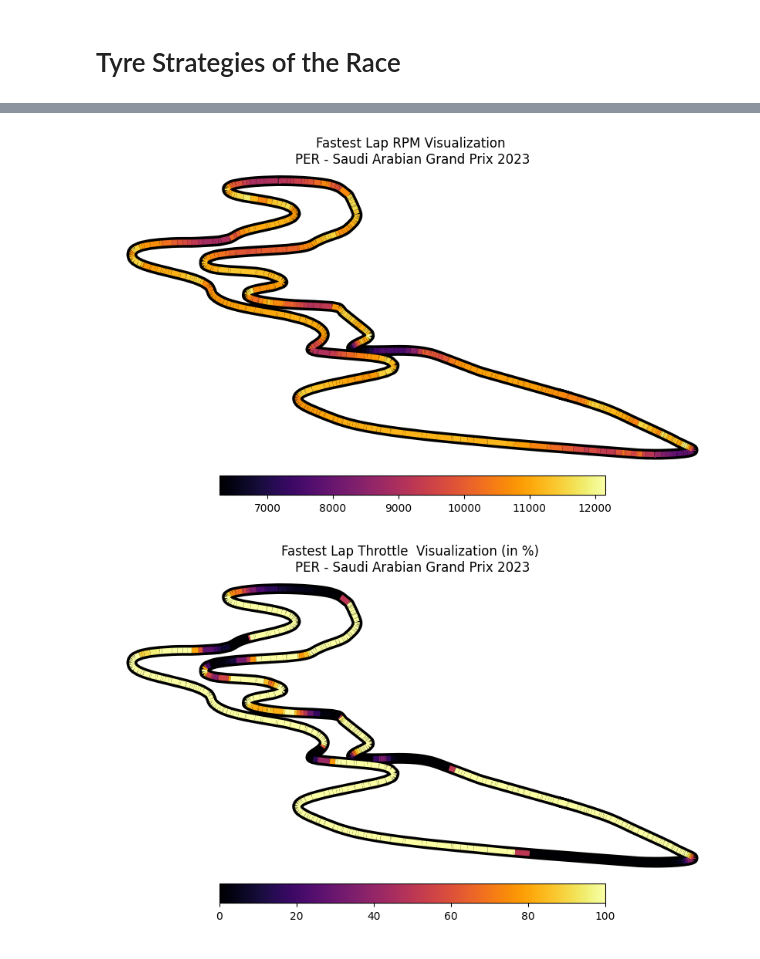
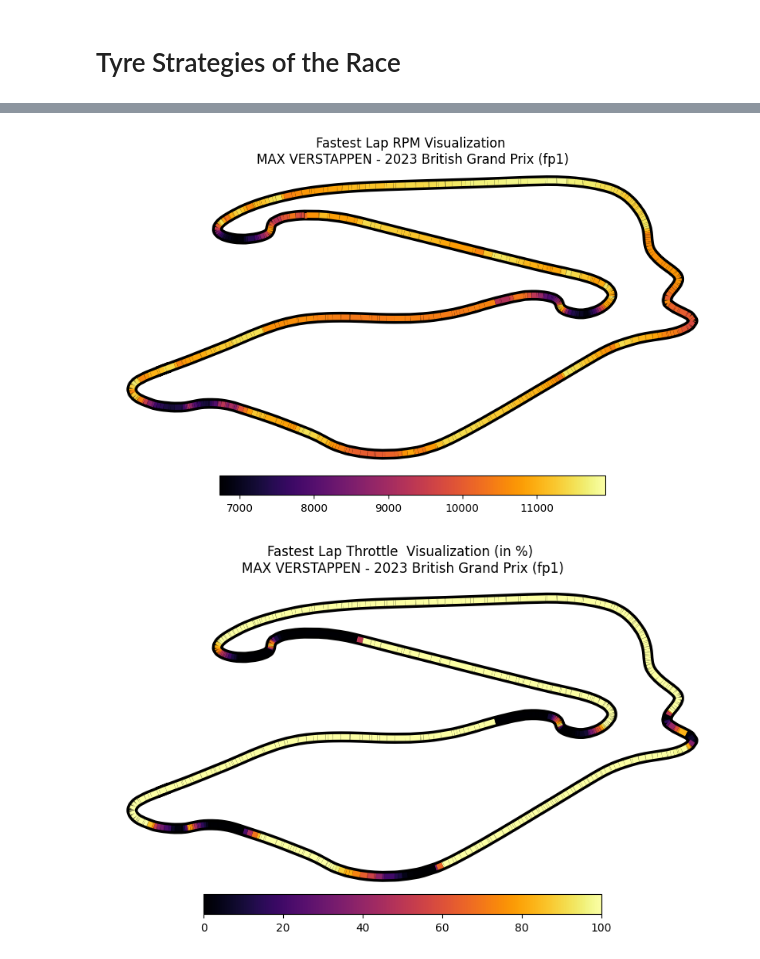
Before and after one commit to namra4122/Formula1_AnalysisDashboard, a Jupyter notebook: data_analysis.ipynb, the cells around one changed output, grey strips where cells are left out. Saved outputs shown, nothing was run; the diff lists cells and outputs as text; code cells hidden in the pictures.

```diff
--- a/data_analysis.ipynb
+++ b/data_analysis.ipynb
@@ -193,7 +254,7 @@ fig, ax = plt.subplots(sharex=True, sharey=True ,figsize=(10,5))
 
 fig.suptitle(
     f"Fastest Lap RPM Visualization \n"
-    f"{pod_1['Driver']} - {race_data.event['EventName']} {race_data.event.year}"
+    f"{fastf1.plotting.DRIVER_TRANSLATE[pod_1['Driver']].upper()} - {year} {race_data.event['EventName']} ({session})"
 )
 
 plt.subplots_adjust(left=0.1, right=0.9, top=0.9, bottom=0.12)
@@ -214,38 +275,37 @@ legend = matplotlib.colorbar.ColorbarBase(cbaxes, norm=normlegend, cmap=cmap , o
 
 plt.show()
 # %% [output]
-[figure, old version]
+[figure, new version]
 # %%
 # Throttle
 
 cmap = matplotlib.colormaps['inferno']
 
 fig, ax = plt.subplots(sharex=True, sharey=True ,figsize=(10,5))
 
 fig.suptitle(
     f"Fastest Lap Throttle  Visualization (in %) \n"
-    f"{pod_1['Driver']} - {race_data.event['EventName']} {race_data.event.year}"
+    f"{fastf1.plotting.DRIVER_TRANSLATE[pod_1['Driver']].upper()} - {year} {race_data.event['EventName']} ({session})"
 )
 
-plt.subplots_adjust(left=0.1, right=0.9, top=0.9, bottom=0.12)
 ax.axis('off')
 
 ax.plot(pod_1_tel['X'],pod_1_tel['Y'], color='black', linestyle='-', linewidth=10, zorder=0)
 
 norm = plt.Normalize(pod_1_tel['Throttle'].min(), pod_1_tel['Throttle'].max())
 lc = LineCollection(segments_1, cmap=cmap , norm=norm, linestyle='-', linewidth=5)
 
 lc.set_array(pod_1_tel['Throttle'])
 
 line = ax.add_collection(lc)
 
 cbaxes = fig.add_axes([0.25, 0.05, 0.5, 0.05])
 normlegend = matplotlib.colors.Normalize(vmin=pod_1_tel['Throttle'].min(), vmax=pod_1_tel['Throttle'].max())
 legend = matplotlib.colorbar.ColorbarBase(cbaxes, norm=normlegend, cmap=cmap , orientation="horizontal")
 
 plt.show()
 # %% [output]
-[figure, old version]
+[figure, new version]
 # %%
 # Brake
 
```
Also changed, not shown: parts of 13 cells of this notebook, 2 other files.
